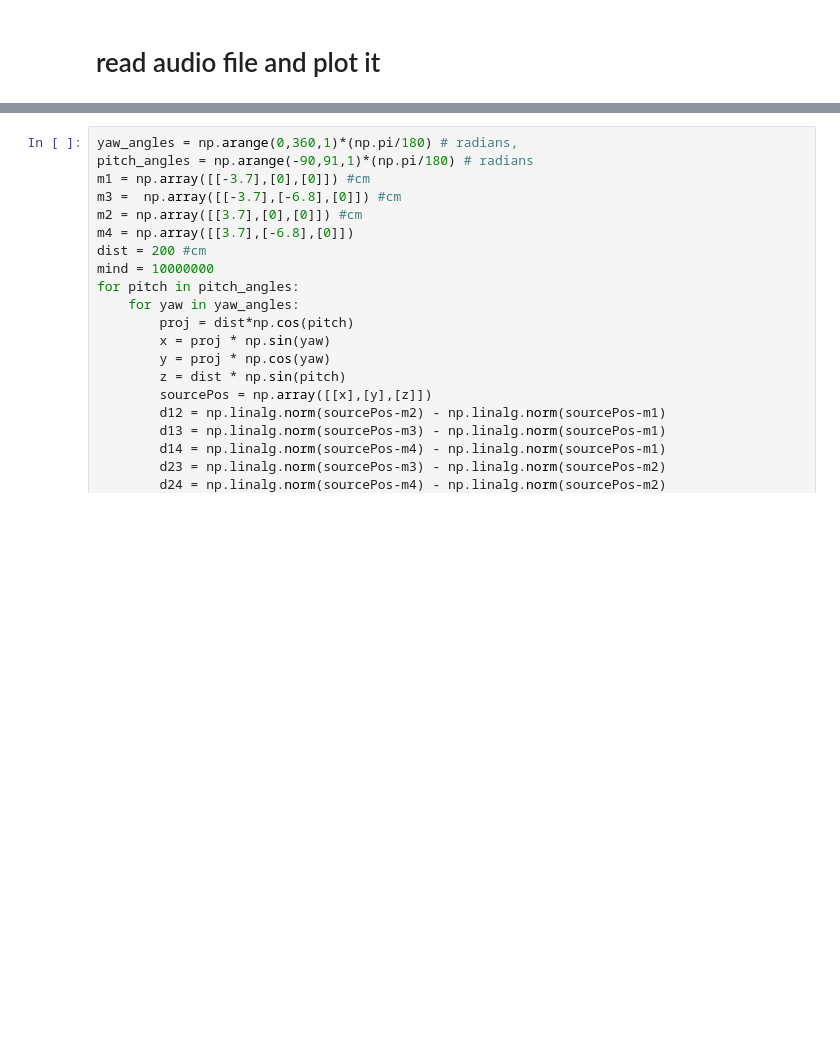
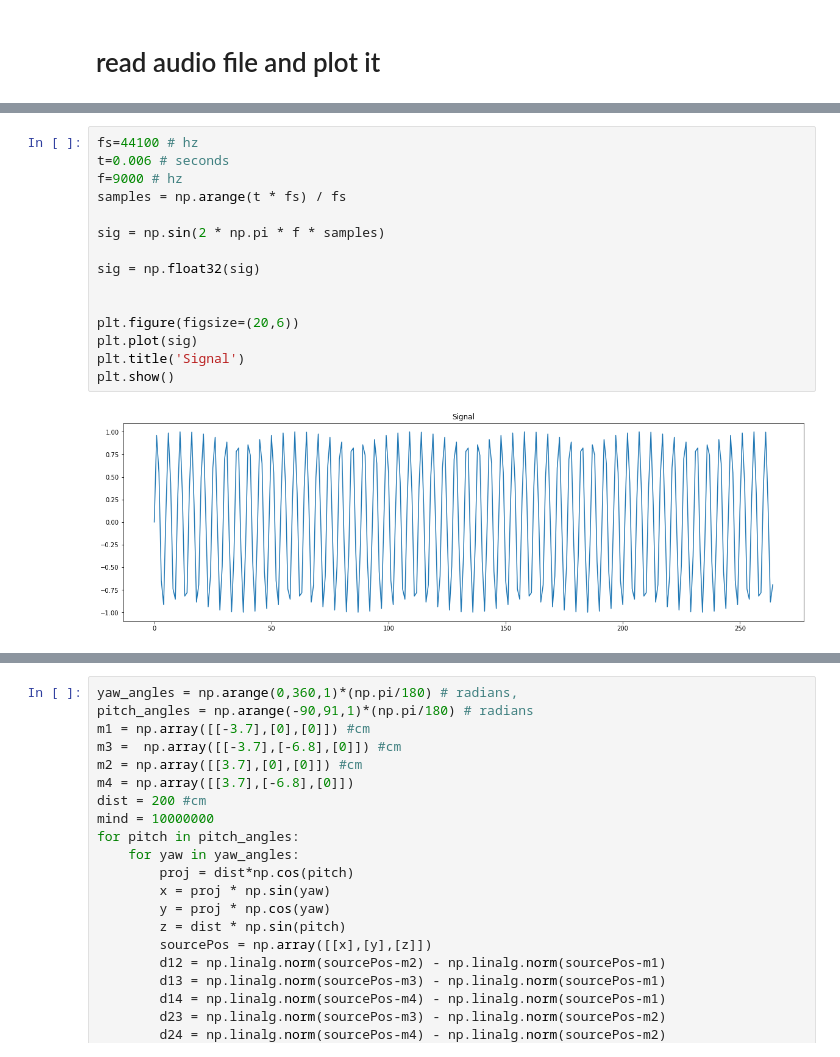
Before and after one commit to abhikandoi2000/time-difference-of-arrival, a Jupyter notebook: two webcams - doa estimation.ipynb, the cells around one changed output, grey strips where cells are left out. Saved outputs shown, nothing was run; the diff lists cells and outputs as text; blank space fills up the shorter version.

```diff
--- a/two webcams - doa estimation.ipynb
+++ b/two webcams - doa estimation.ipynb
@@ -9,0 +92,17 @@ from scipy import signal, fftpack
+# %%
+fs=44100 # hz
+t=0.006 # seconds
+f=9000 # hz
+samples = np.arange(t * fs) / fs
+
+sig = np.sin(2 * np.pi * f * samples)
+
+sig = np.float32(sig)
+
+
+plt.figure(figsize=(20,6))
+plt.plot(sig)
+plt.title('Signal')
+plt.show()
+# %% [output]
+[figure, added]
```
Also changed, not shown: parts of 9 cells of this notebook, 3 other files.
